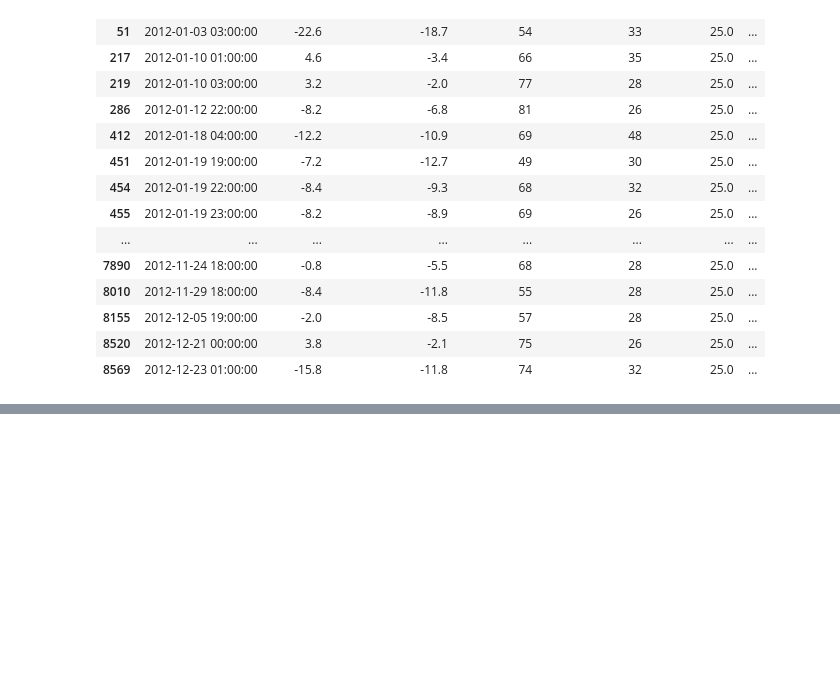
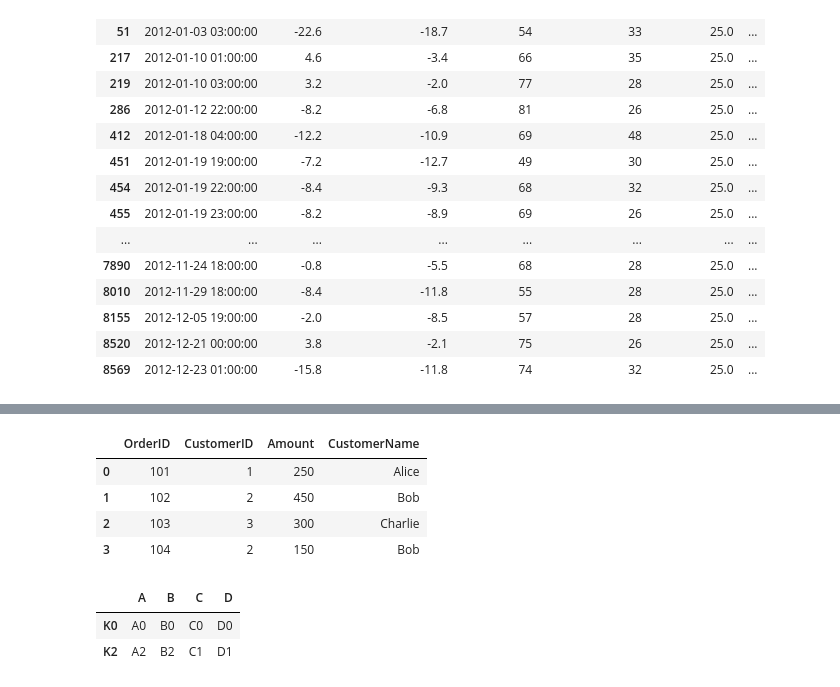
Before and after one commit to ruditmathews/PythonForDE, a Jupyter notebook: Basics/basics.ipynb, the cells around one changed output, grey strips where cells are left out. Drawn from its saved outputs; the diff is of its cells as text; code cells hidden in the pictures; blank space fills up the shorter version.

```diff
--- a/Basics/basics.ipynb
+++ b/Basics/basics.ipynb
@@ -625,0 +744,20 @@ df_snow
+# %%
+orders = pd.DataFrame({
+    'OrderID': [101, 102, 103, 104],
+    'CustomerID': [1, 2, 3, 2],
+    'Amount': [250, 450, 300, 150]
+})
+
+customers = pd.DataFrame({
+    'CustomerID': [1, 2, 3, 4],
+    'CustomerName': ['Alice', 'Bob', 'Charlie', 'Diana']
+})
+# %%
+df_merge = orders.merge(customers,on ='CustomerID', how = 'left')
+df_merge
+# %% [output]
+|  | OrderID | CustomerID | Amount | CustomerName |
+| 0 | 101 | 1 | 250 | Alice |
+| 1 | 102 | 2 | 450 | Bob |
+| 2 | 103 | 3 | 300 | Charlie |
+| 3 | 104 | 2 | 150 | Bob |
@@ -625,0 +774,7 @@ df_snow
+# %%
+df_join = df_left.join(df_right, how = 'inner')
+df_join
+# %% [output]
+|  | A | B | C | D |
+| K0 | A0 | B0 | C0 | D0 |
+| K2 | A2 | B2 | C1 | D1 |
```
Also changed, not shown: parts of 11 cells of this notebook.
